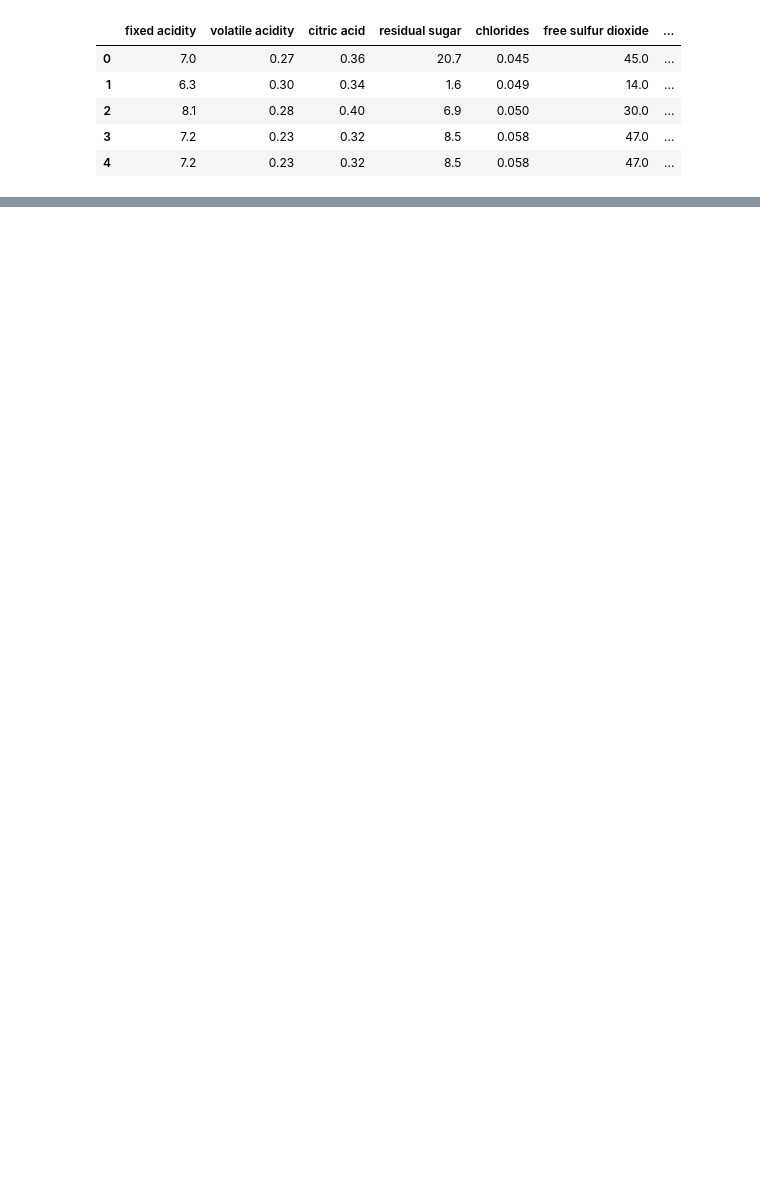
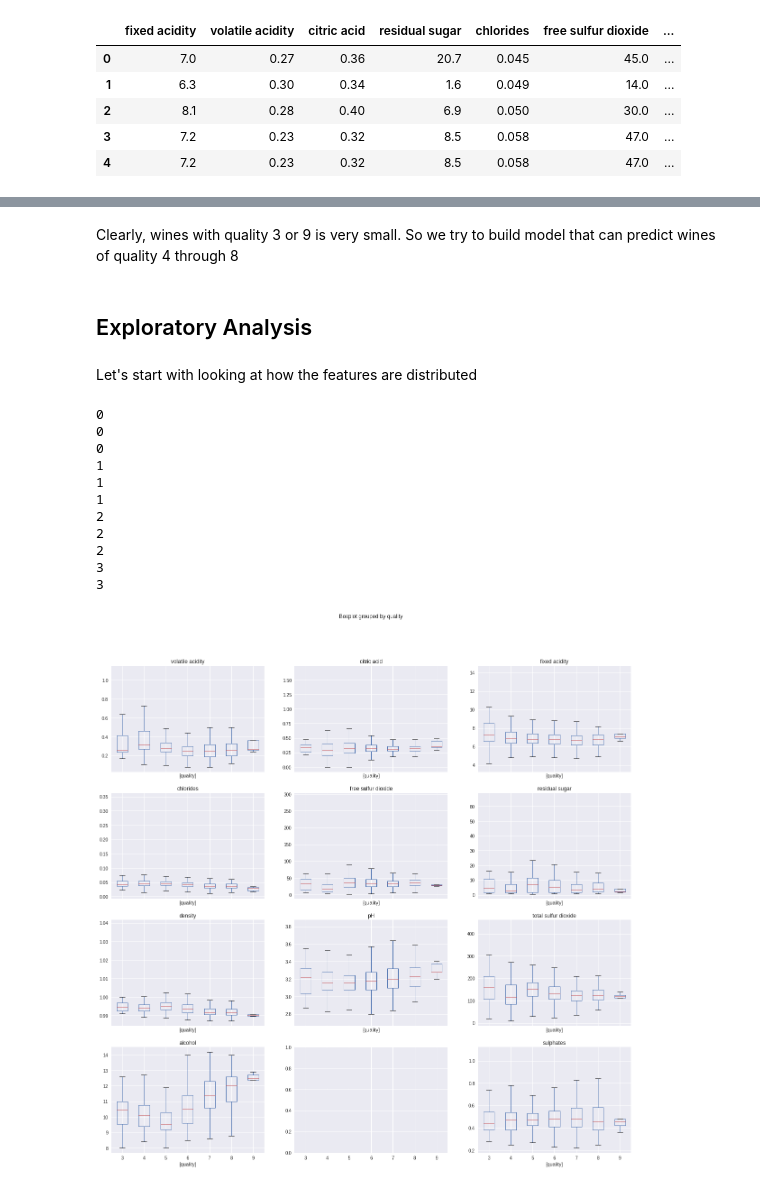
Before and after one commit to reladric/ordinal-classification, a Jupyter notebook: ordinal-classification.ipynb, the cells around one changed output, grey strips where cells are left out. Cells and saved outputs as stored; diff of their text form; code cells hidden in the pictures; blank space fills up the shorter version.

Commit message:
Exploratory in progress

```diff
--- a/ordinal-classification.ipynb
+++ b/ordinal-classification.ipynb
@@ -40,0 +37,25 @@ Name: quality, dtype: int64
+# %% [markdown]
+Clearly, wines with quality 3 or 9 is very small. So we try to build model that can predict wines of quality 4 through 8
+# %% [markdown]
+## Exploratory Analysis
+# %% [markdown]
+Let's start with looking at how the features are distributed
+# %%
+fig,ax=plt.subplots(nrows=4,ncols=3, sharex=True, sharey=False, figsize=(20,20))
+
+for colnum in range(0,winedata.shape[1]-1):
+    print(colnum/3)
+    winedata.ix[:,[colnum,11]].boxplot(ax=ax[colnum/3,(colnum%3)-1],by="quality", figsize=(10,10))
+# %% [output]
+0
+0
+0
+1
+1
+1
+2
+2
+2
+3
+3
+[figure, added]
```
Also changed, not shown: parts of 7 cells of this notebook.
